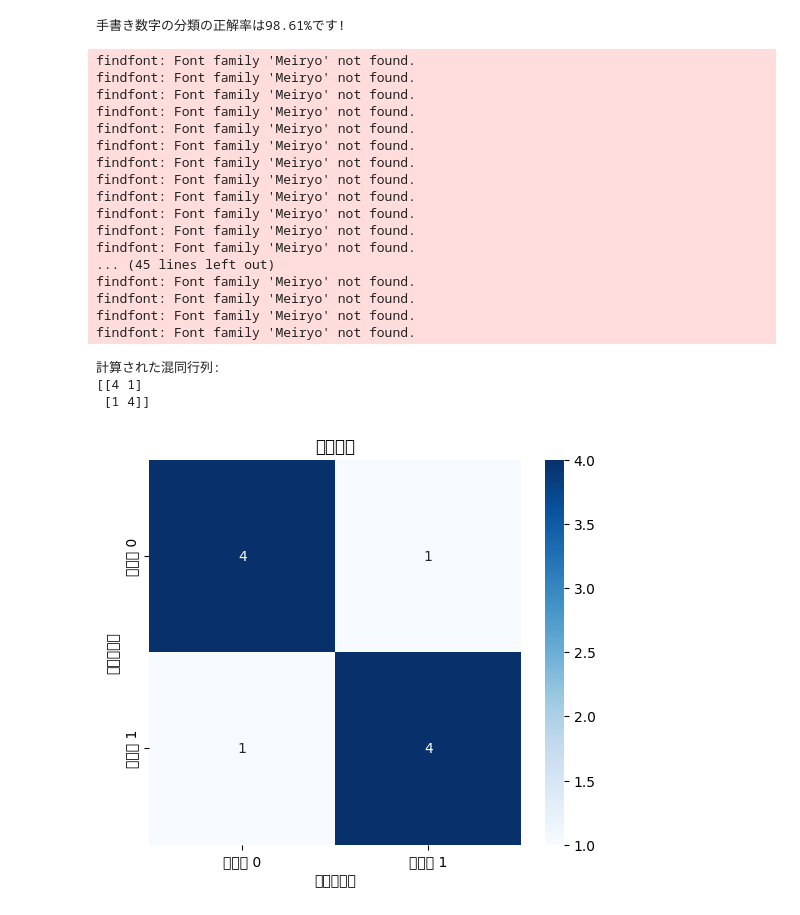
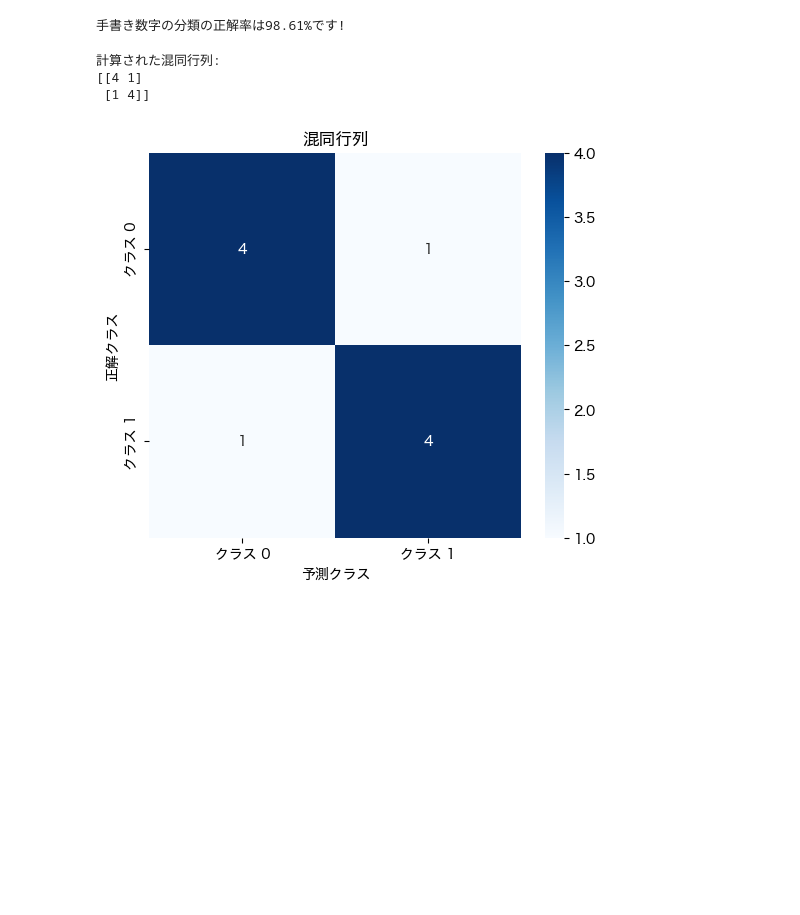
Before and after one commit to ryuinoue/pythondev, a Jupyter notebook: python-study-20251025.ipynb, the cells around one changed output. Cells and saved outputs as stored; diff of their text form; code cells hidden in the pictures; blank space fills up the shorter version.

```diff
--- a/python-study-20251025.ipynb
+++ b/python-study-20251025.ipynb
@@ -272,52 +272,35 @@ from sklearn.metrics import confusion_matrix
 y_true = np.array([1, 0, 1, 1, 0, 1, 0, 0, 1, 0])
 # y_pred: モデルが予測したラベル
 y_pred = np.array([1, 1, 1, 0, 0, 1, 0, 0, 1, 0])
 
 
 # --- 2. 混同行列の計算 ---
 # scikit-learnのconfusion_matrix関数を使用
 cm = confusion_matrix(y_true, y_pred)
 
 # 計算結果を出力して確認
 print("計算された混同行列:")
 print(cm)
 # [[3 1]
 #  [1 5]]
 
 
 # --- 3. 混同行列の可視化 ---
 # seabornのheatmapを使って可視化
 plt.figure(figsize=(6, 5))
 # 日本語フォントを設定 (お使いの環境に合わせて変更してください)
-plt.rcParams['font.family'] = 'Meiryo'
+plt.rcParams['font.family'] = 'Hiragino Sans'
 
 sns.heatmap(cm, annot=True, fmt='d', cmap='Blues',
             xticklabels=['クラス 0', 'クラス 1'],
             yticklabels=['クラス 0', 'クラス 1'])
 
 plt.xlabel('予測クラス')
 plt.ylabel('正解クラス')
 plt.title('混同行列')
 plt.show()
 # %% [output]
-findfont: Font family 'Meiryo' not found.
-findfont: Font family 'Meiryo' not found.
-findfont: Font family 'Meiryo' not found.
-findfont: Font family 'Meiryo' not found.
-findfont: Font family 'Meiryo' not found.
-findfont: Font family 'Meiryo' not found.
-findfont: Font family 'Meiryo' not found.
-findfont: Font family 'Meiryo' not found.
-findfont: Font family 'Meiryo' not found.
-findfont: Font family 'Meiryo' not found.
-findfont: Font family 'Meiryo' not found.
-findfont: Font family 'Meiryo' not found.
-... (45 lines left out)
-findfont: Font family 'Meiryo' not found.
-findfont: Font family 'Meiryo' not found.
-findfont: Font family 'Meiryo' not found.
-findfont: Font family 'Meiryo' not found.
+計算された混同行列:
+[[4 1]
+ [1 4]]
-計算された混同行列:
-[[4 1]
- [1 4]]
-[figure, old version]
+[figure, new version]
```
Also changed, not shown: 3 other files.
